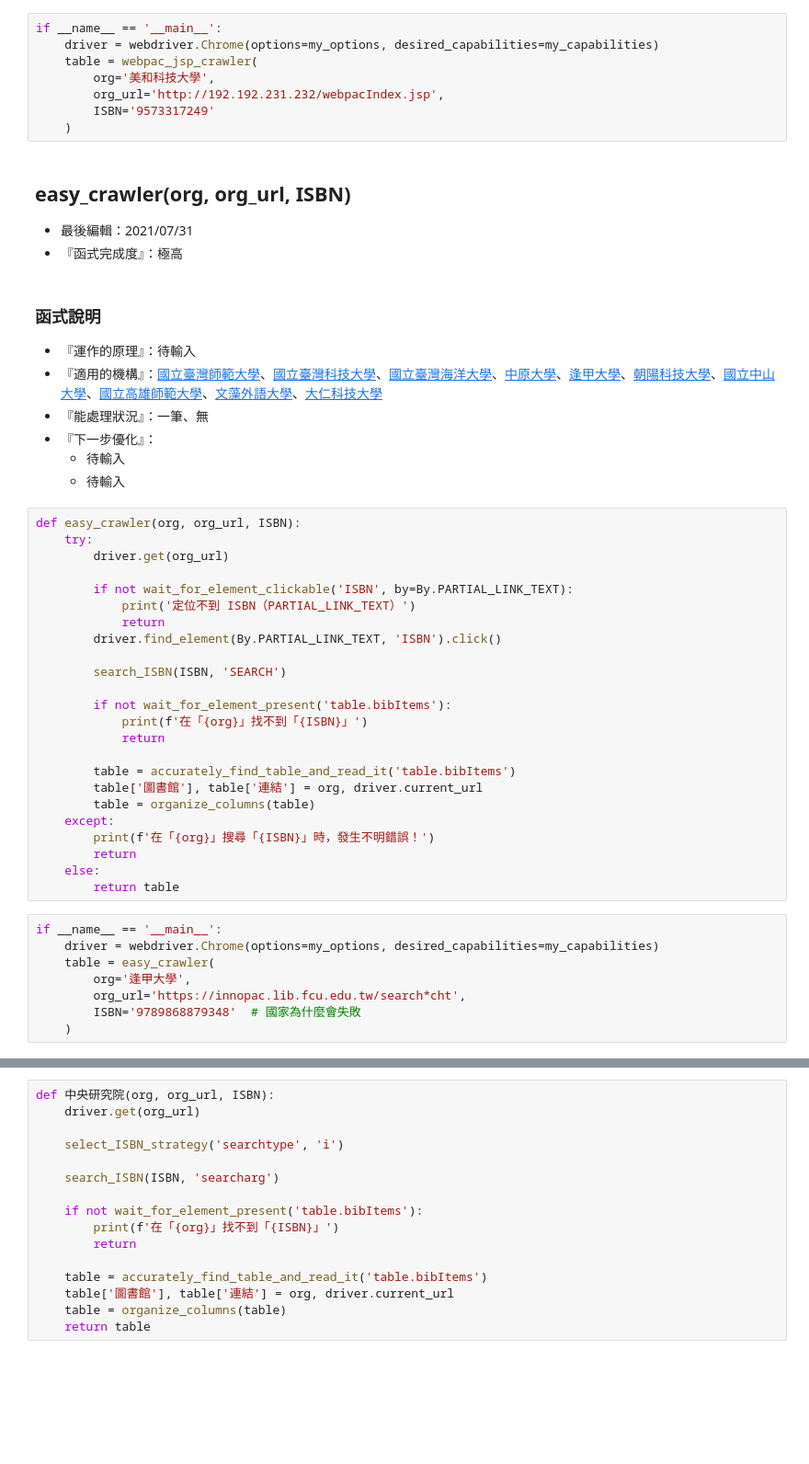
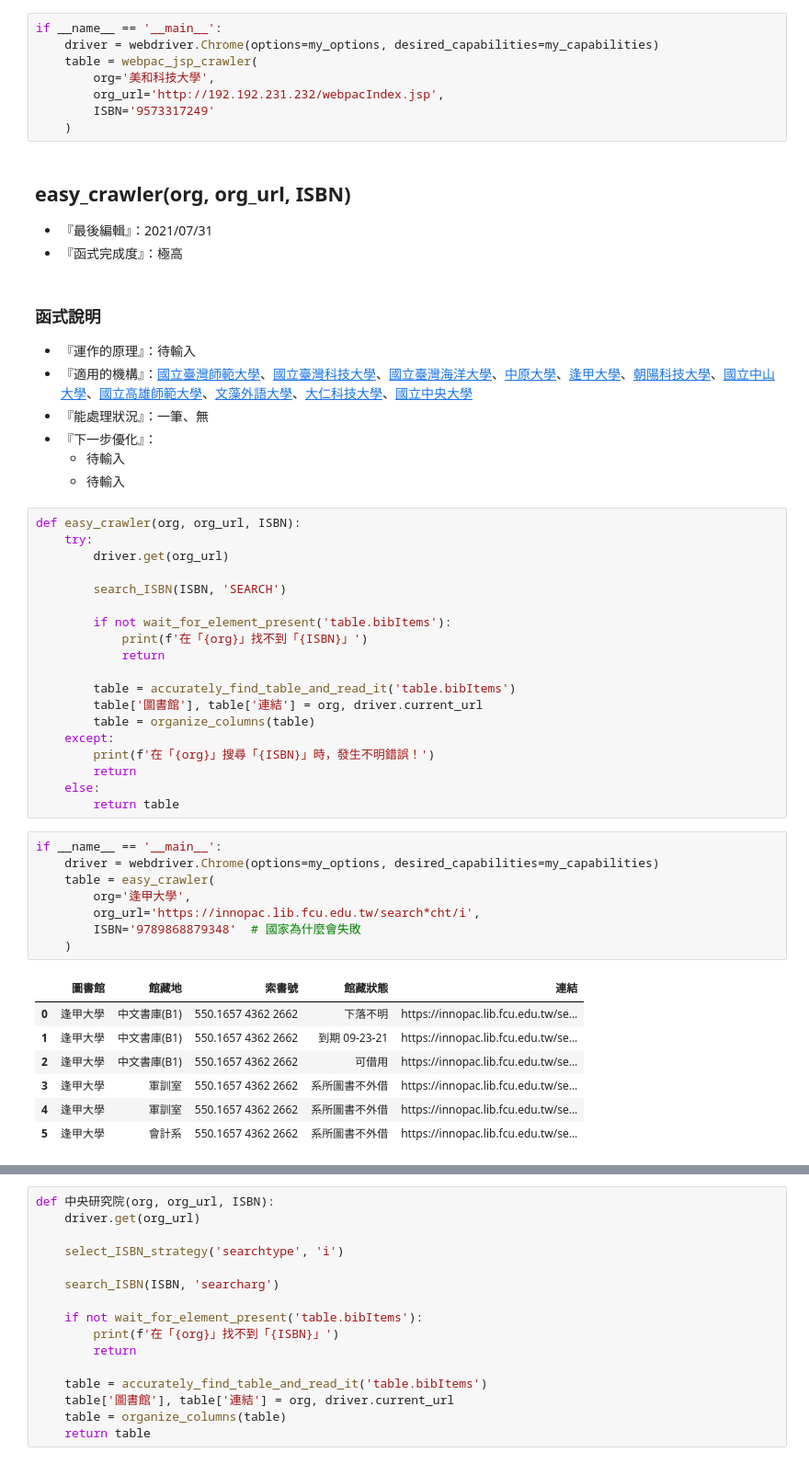
Before and after one commit to yulaie1012/ming-finds-books, a Jupyter notebook: crawlers.ipynb, the cells around one changed output, grey strips where cells are left out. Shown: that part at 92% size. Drawn from its saved outputs; the diff is of its cells as text; blank space fills up the shorter version.

```diff
--- a/crawlers.ipynb
+++ b/crawlers.ipynb
@@ -371,12 +371,12 @@ if __name__ == '__main__':
     )
 # %% [markdown]
 ## easy_crawler(org, org_url, ISBN)
-- 最後編輯：2021/07/31
+- 『最後編輯』：2021/07/31
 - 『函式完成度』：極高
 # %% [markdown]
 ### 函式說明
 - 『運作的原理』：待輸入
-- 『適用的機構』：[國立臺灣師範大學](https://opac.lib.ntnu.edu.tw/screens/opacmenu_chi.html)、[國立臺灣科技大學](https://sierra.lib.ntust.edu.tw/search~S1*cht)、[國立臺灣海洋大學](https://ocean.ntou.edu.tw/*cht)、[中原大學](http://cylis.lib.cycu.edu.tw/search*cht)、[逢甲大學](https://innopac.lib.fcu.edu.tw/search*cht)、[朝陽科技大學](https://millennium.lib.cyut.edu.tw/search*cht)、[國立中山大學](https://dec.lib.nsysu.edu.tw/search*cht)、[國立高雄師範大學](https://nknulib.nknu.edu.tw/search*cht)、[文藻外語大學](https://libpac.wzu.edu.tw/search*cht)、[大仁科技大學](http://lib.tajen.edu.tw/search*cht)
+- 『適用的機構』：[國立臺灣師範大學](https://opac.lib.ntnu.edu.tw/search*cht/i)、[國立臺灣科技大學](https://sierra.lib.ntust.edu.tw/search*cht/i)、[國立臺灣海洋大學](https://ocean.ntou.edu.tw/search*cht/i)、[中原大學](http://cylis.lib.cycu.edu.tw/search*cht/i)、[逢甲大學](https://innopac.lib.fcu.edu.tw/search*cht/i)、[朝陽科技大學](https://millennium.lib.cyut.edu.tw/search*cht/i)、[國立中山大學](https://dec.lib.nsysu.edu.tw/search*cht/i)、[國立高雄師範大學](https://nknulib.nknu.edu.tw/search*cht/i)、[文藻外語大學](https://libpac.wzu.edu.tw/search*cht/i)、[大仁科技大學](http://lib.tajen.edu.tw/search*cht/i)、[國立中央大學](https://opac.lib.ncu.edu.tw/search*cht/i)
 - 『能處理狀況』：一筆、無
 - 『下一步優化』：
     - 待輸入
@@ -385,11 +385,6 @@ if __name__ == '__main__':
 def easy_crawler(org, org_url, ISBN):
     try:
         driver.get(org_url)
-
-        if not wait_for_element_clickable('ISBN', by=By.PARTIAL_LINK_TEXT):
-            print('定位不到 ISBN（PARTIAL_LINK_TEXT）')
-            return
-        driver.find_element(By.PARTIAL_LINK_TEXT, 'ISBN').click()
 
         search_ISBN(ISBN, 'SEARCH')
 
@@ -408,10 +403,18 @@ def easy_crawler(org, org_url, ISBN):
 # %%
 if __name__ == '__main__':
     driver = webdriver.Chrome(options=my_options, desired_capabilities=my_capabilities)
     table = easy_crawler(
         org='逢甲大學',
-        org_url='https://innopac.lib.fcu.edu.tw/search*cht',
+        org_url='https://innopac.lib.fcu.edu.tw/search*cht/i',
         ISBN='9789868879348'  # 國家為什麼會失敗
     )
+# %% [output]
+|  | 圖書館 | 館藏地 | 索書號 | 館藏狀態 | 連結 |
+| 0 | 逢甲大學 | 中文書庫(B1) | 550.1657 4362 2662 | 下落不明 | https://innopac.lib.fcu.edu.tw/se... |
+| 1 | 逢甲大學 | 中文書庫(B1) | 550.1657 4362 2662 | 到期 09-23-21 | https://innopac.lib.fcu.edu.tw/se... |
+| 2 | 逢甲大學 | 中文書庫(B1) | 550.1657 4362 2662 | 可借用 | https://innopac.lib.fcu.edu.tw/se... |
+| 3 | 逢甲大學 | 軍訓室 | 550.1657 4362 2662 | 系所圖書不外借 | https://innopac.lib.fcu.edu.tw/se... |
+| 4 | 逢甲大學 | 軍訓室 | 550.1657 4362 2662 | 系所圖書不外借 | https://innopac.lib.fcu.edu.tw/se... |
+| 5 | 逢甲大學 | 會計系 | 550.1657 4362 2662 | 系所圖書不外借 | https://innopac.lib.fcu.edu.tw/se... |
 # %% [markdown]
 ## 中央研究院(org, org_url, ISBN)
```
Also changed, not shown: parts of 7 cells of this notebook.
